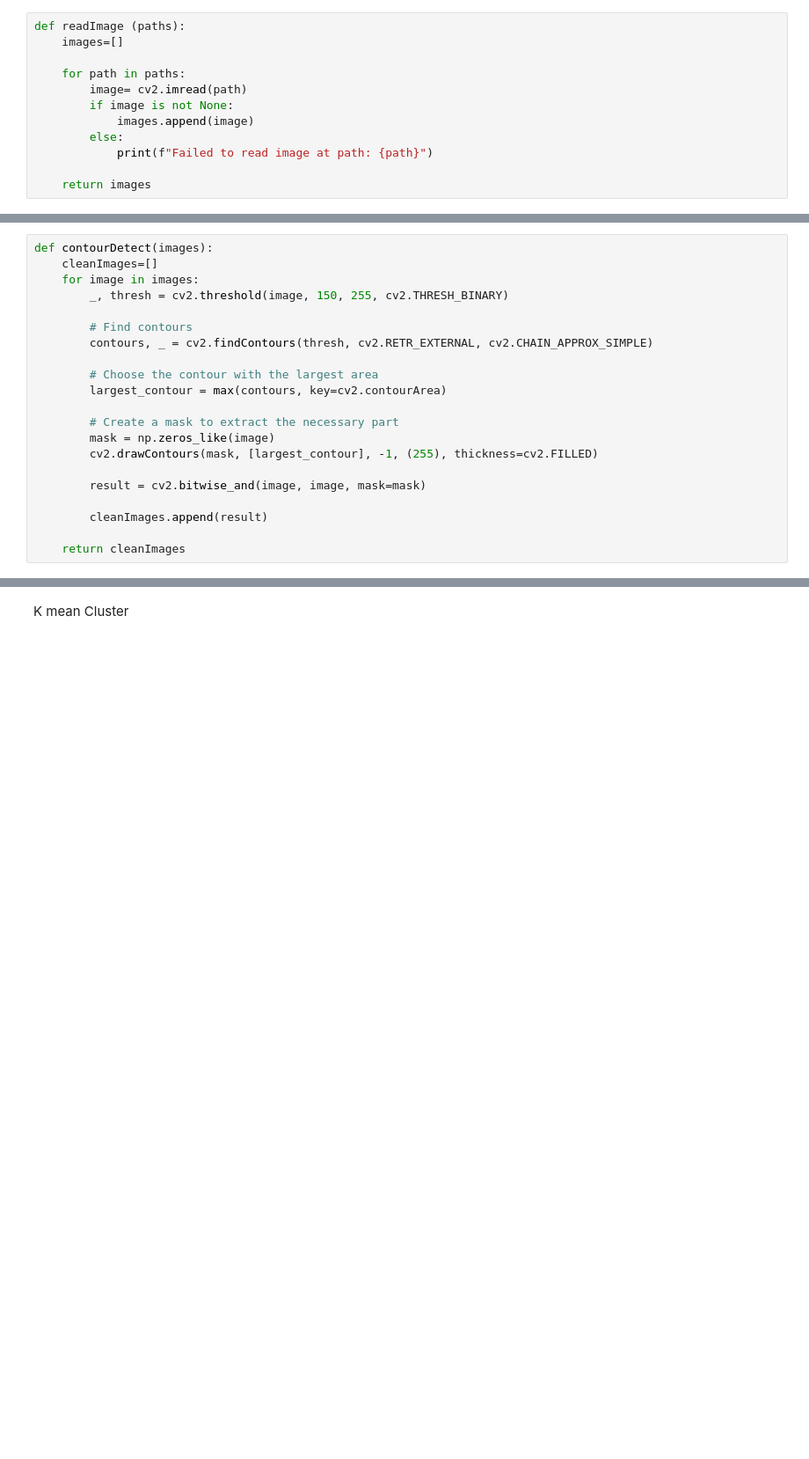
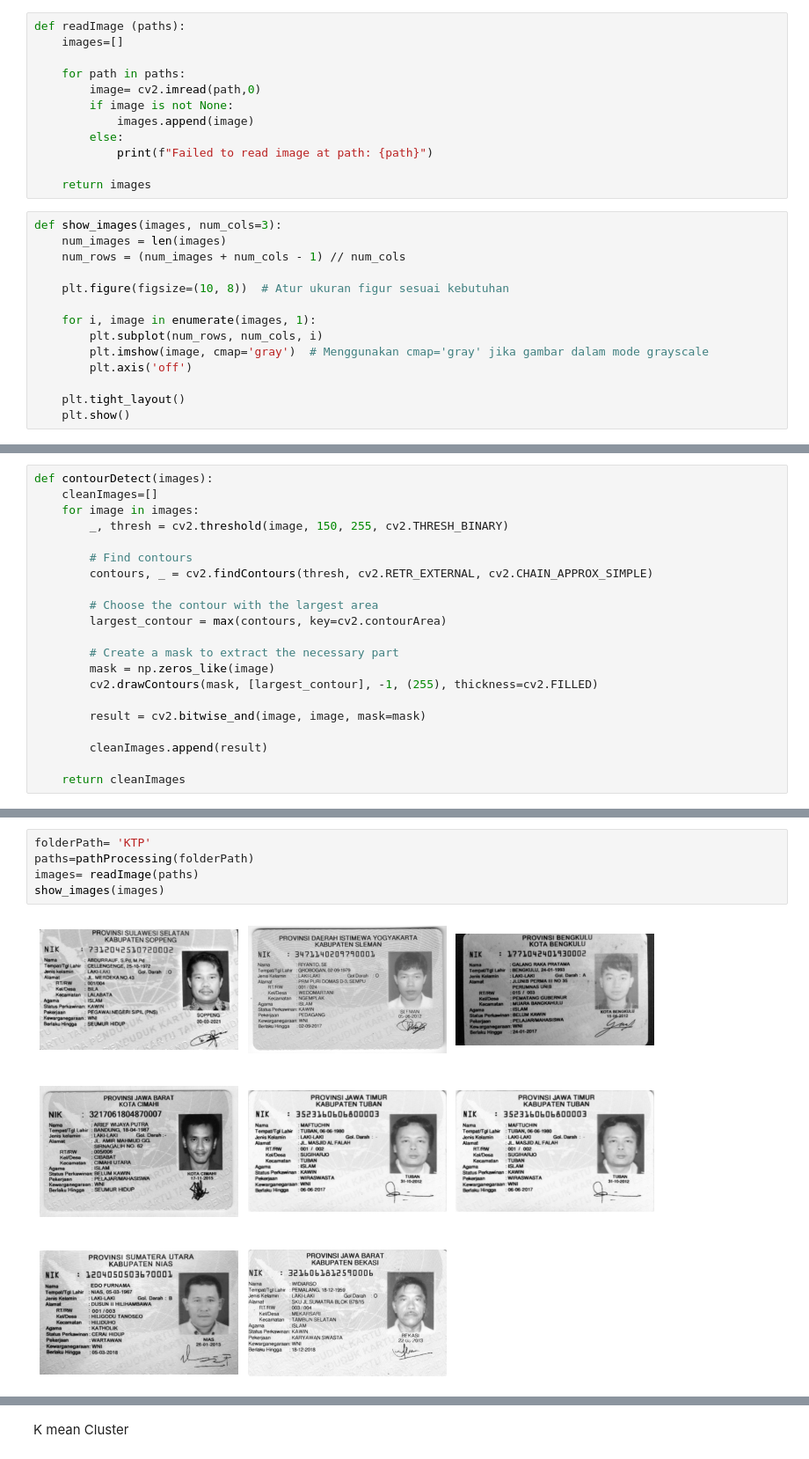
Before and after one commit to Aikhusy/Random, a Jupyter notebook: ULARNAGA/Pytorch/KTPSkimming.ipynb, the cells around one changed output, grey strips where cells are left out. Shown: that part at 88% size. Cells and saved outputs as stored; diff of their text form; blank space fills up the shorter version.

```diff
--- a/ULARNAGA/Pytorch/KTPSkimming.ipynb
+++ b/ULARNAGA/Pytorch/KTPSkimming.ipynb
@@ -21,13 +22,27 @@ def readImage (paths):
     images=[]
 
     for path in paths:
-        image= cv2.imread(path)
+        image= cv2.imread(path,0)
         if image is not None:
             images.append(image)
         else:
             print(f"Failed to read image at path: {path}")
 
     return images
+# %%
+def show_images(images, num_cols=3):
+    num_images = len(images)
+    num_rows = (num_images + num_cols - 1) // num_cols
+
+    plt.figure(figsize=(10, 8))  # Atur ukuran figur sesuai kebutuhan
+
+    for i, image in enumerate(images, 1):
+        plt.subplot(num_rows, num_cols, i)
+        plt.imshow(image, cmap='gray')  # Menggunakan cmap='gray' jika gambar dalam mode grayscale
+        plt.axis('off')
+
+    plt.tight_layout()
+    plt.show()
 # %% [markdown]
 PreProcessing
 # %%
@@ -71,0 +106,7 @@ def contourDetect(images):
+# %%
+folderPath= 'KTP'
+paths=pathProcessing(folderPath)
+images= readImage(paths)
+show_images(images)
+# %% [output]
+[figure, added]
```
Also changed, not shown: parts of 4 cells of this notebook, 8 other files.
